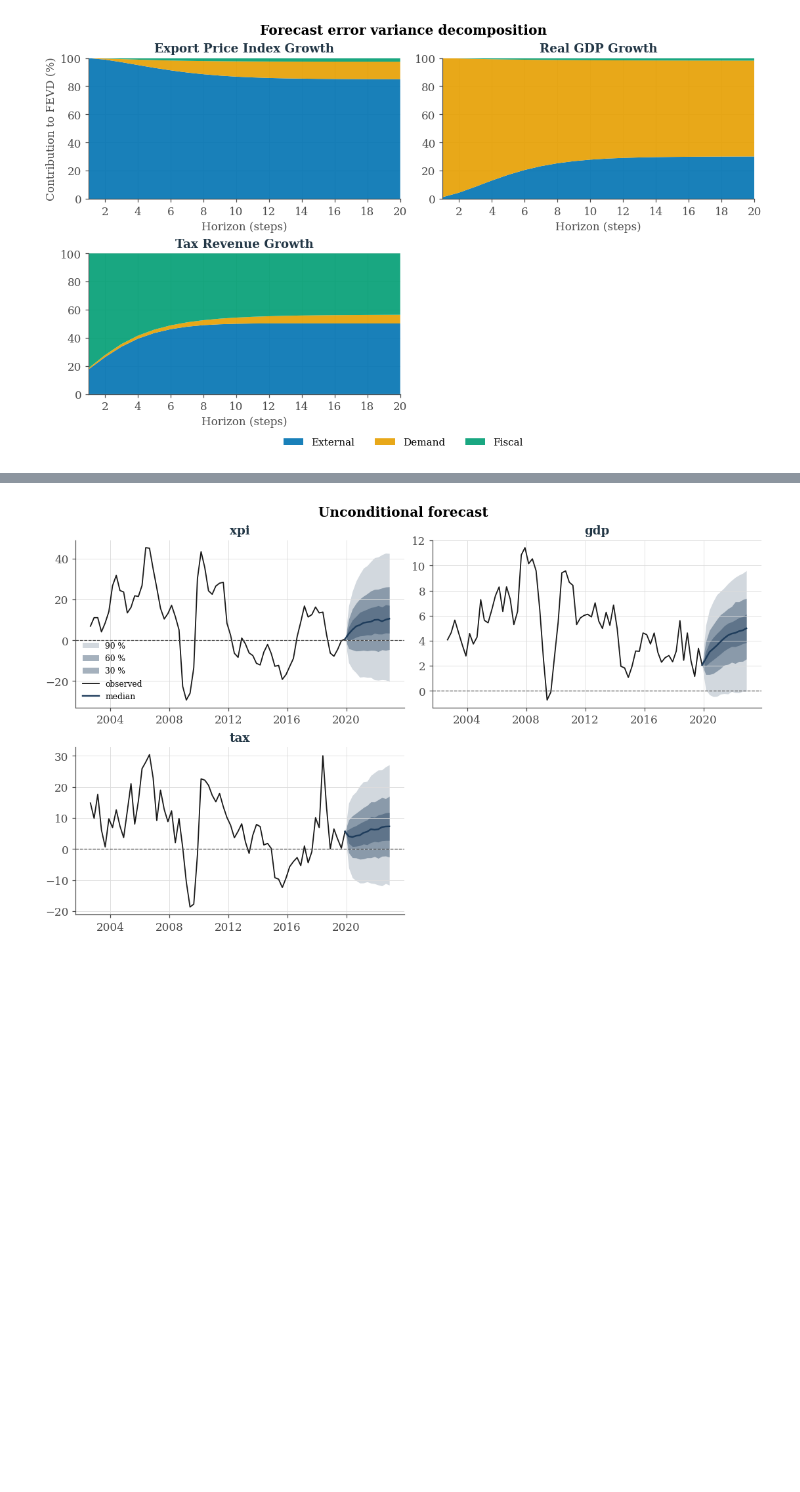
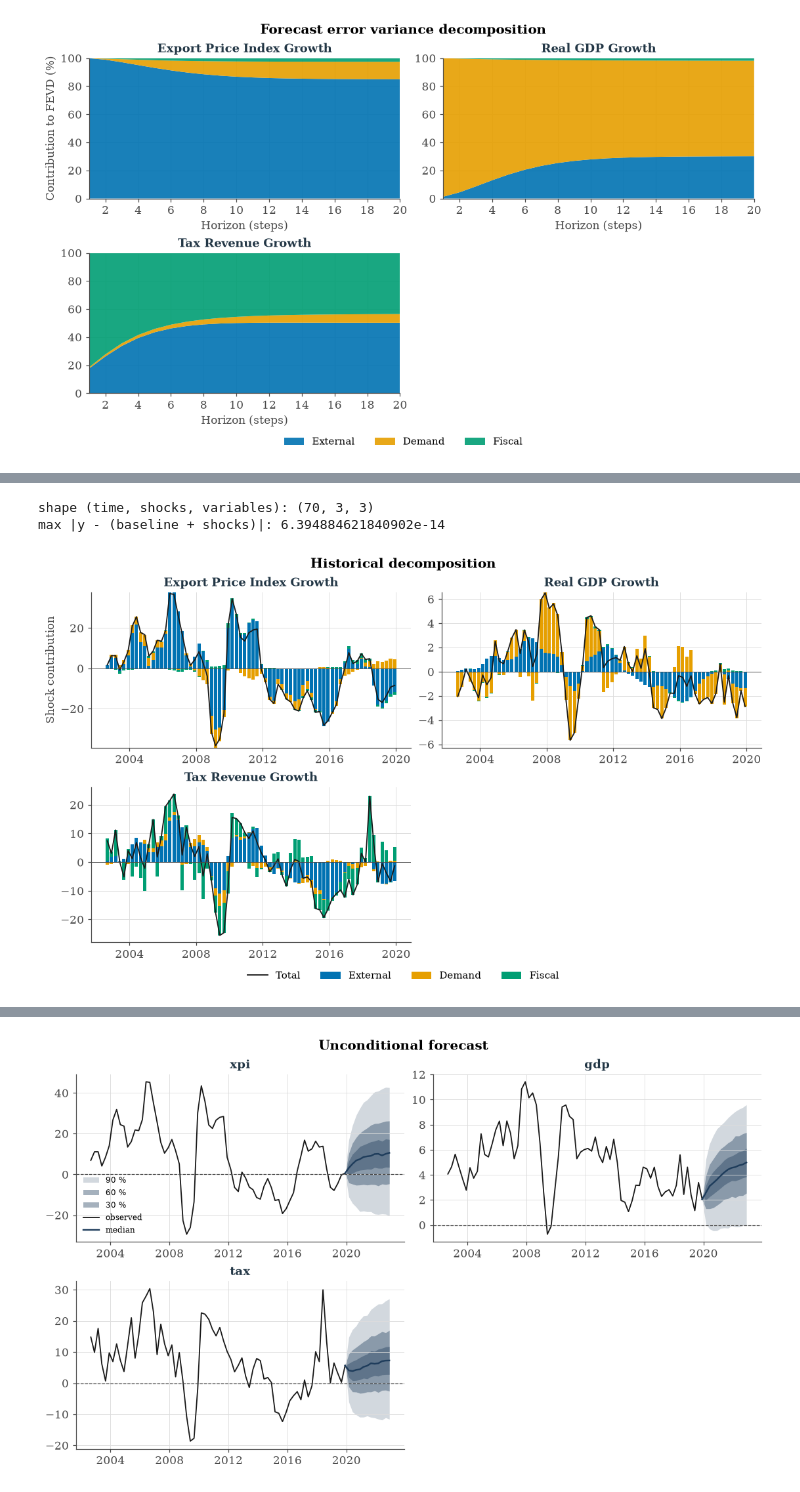
Before and after one commit to RenatoVassallo/MacroPy, a Jupyter notebook: tutorials/tutorial_bvar.ipynb, the cells around one changed output, grey strips where cells are left out. Drawn from its saved outputs; the diff is of its cells as text; code cells hidden in the pictures; blank space fills up the shorter version.

```diff
--- a/tutorials/tutorial_bvar.ipynb
+++ b/tutorials/tutorial_bvar.ipynb
@@ -143 +147,13 @@ fevd_results = bvar.compute_fevd(series_titles=series_titles, plot_fevd=True,
+# %%
+import numpy as np
+
+hd_results = bvar.compute_hd(series_titles=series_titles, plot_hd=True,
+                             shock_titles=["External", "Demand", "Fiscal"])
+
+print("shape (time, shocks, variables):", hd_results["shock"].shape)
+print("max |y - (baseline + shocks)|:", np.abs(hd_results["endo"] - bvar.yy).max())
+# %% [output]
+shape (time, shocks, variables): (70, 3, 3)
+max |y - (baseline + shocks)|: 6.394884621840902e-14
+[figure, added]
 # %% [markdown]
```
Also changed, not shown: parts of 11 cells of this notebook, 17 other files.
